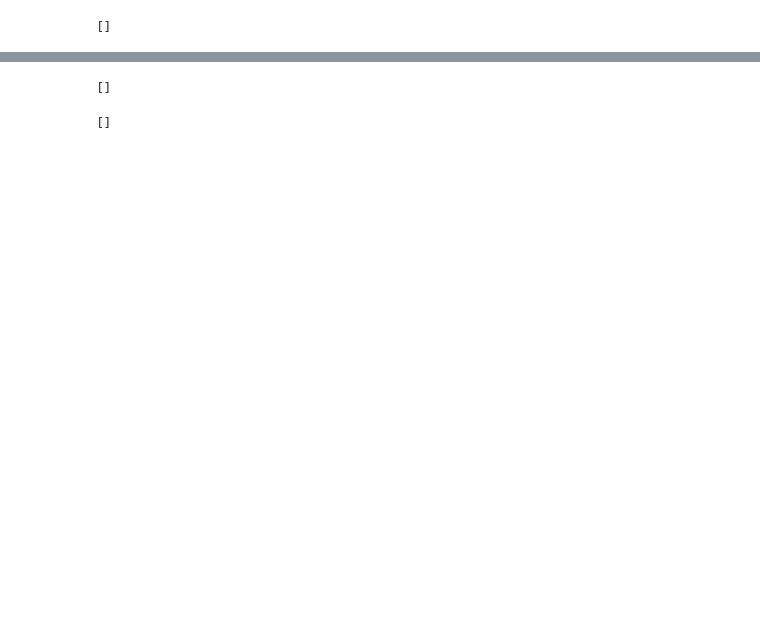
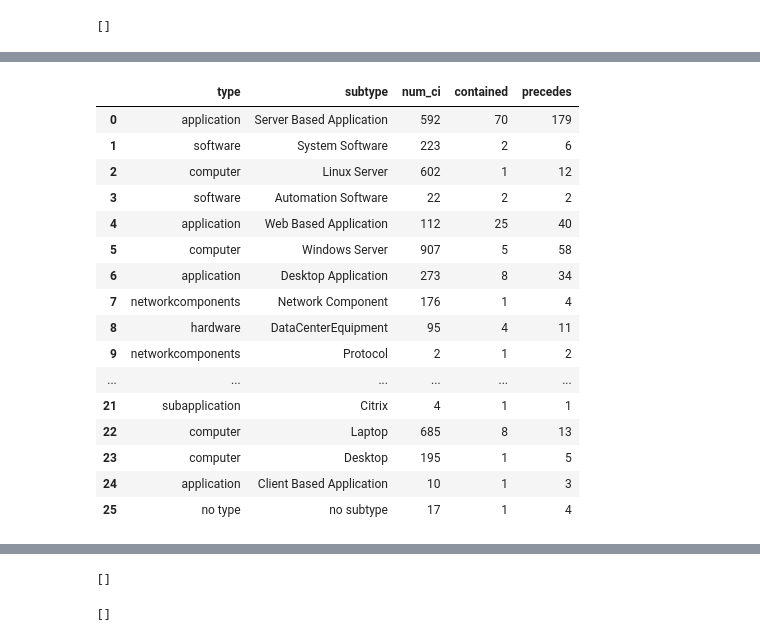
Before and after one commit to Ava-S/EKG_BPIC2014_Notebook, a Jupyter notebook: 1_5_pattern_analysis.ipynb, the cells around one changed output, grey strips where cells are left out. Drawn from its saved outputs; the diff is of its cells as text; code cells hidden in the pictures; blank space fills up the shorter version.

```diff
--- a/1_5_pattern_analysis.ipynb
+++ b/1_5_pattern_analysis.ipynb
@@ -446,0 +475,9 @@ db_connection.exec_query(query)
+# %%
+query = '''
+:auto
+MATCH (hler1:HigherLevelEvent) - [df:DF {objectType: 'CI_SC'}] -> (hler2:HigherLevelEvent)
+MATCH (ci_sc:CI_SC {sysId:df.id})
+RETURN ci_sc.type as type, ci_sc.subtype as subtype, count(distinct ci_sc) as num_ci
+'''
+total_result = pd.DataFrame(db_connection.exec_query(query))
+total_result
@@ -446,0 +498,13 @@ db_connection.exec_query(query)
+# %%
+query = '''
+:auto
+MATCH (hler1:HigherLevelEvent) - [df:DF {objectType: 'CI_SC'}] -> (hler2:HigherLevelEvent)
+WHERE hler1.activity <> 'Change' AND hler2.activity = 'Change' AND df.type = 'contains'
+WITH hler1, df, hler2
+MATCH (ci_sc:CI_SC {sysId: df.id})
+RETURN ci_sc.type as type, ci_sc.subtype as subtype, count(distinct ci_sc) as contained
+'''
+result = pd.DataFrame(db_connection.exec_query(query))
+# result
+total_result = total_result.merge(result, on=['type', 'subtype'])
+total_result
@@ -446,0 +553,33 @@ db_connection.exec_query(query)
+# %%
+query = '''
+:auto
+MATCH (hler1:HigherLevelEvent) - [df:DF {objectType: 'CI_SC'}] -> (hler2:HigherLevelEvent)
+WHERE hler1.activity = 'Change' AND hler2.activity <> 'Change' AND df.type = 'precedes'
+WITH hler1, df, hler2
+MATCH (ci_sc:CI_SC {sysId: df.id})
+RETURN ci_sc.type as type, ci_sc.subtype as subtype, count(distinct ci_sc) as precedes
+'''
+result = pd.DataFrame(db_connection.exec_query(query))
+
+# result
+total_result = total_result.merge(result, on=['type', 'subtype'])
+# %%
+total_result
+# %% [output]
+|  | type | subtype | num_ci | contained | precedes |
+| 0 | application | Server Based Application | 592 | 70 | 179 |
+| 1 | software | System Software | 223 | 2 | 6 |
+| 2 | computer | Linux Server | 602 | 1 | 12 |
+| 3 | software | Automation Software | 22 | 2 | 2 |
+| 4 | application | Web Based Application | 112 | 25 | 40 |
+| 5 | computer | Windows Server | 907 | 5 | 58 |
+| 6 | application | Desktop Application | 273 | 8 | 34 |
+| 7 | networkcomponents | Network Component | 176 | 1 | 4 |
+| 8 | hardware | DataCenterEquipment | 95 | 4 | 11 |
+| 9 | networkcomponents | Protocol | 2 | 1 | 2 |
+| ... | ... | ... | ... | ... | ... |
+| 21 | subapplication | Citrix | 4 | 1 | 1 |
+| 22 | computer | Laptop | 685 | 8 | 13 |
+| 23 | computer | Desktop | 195 | 1 | 5 |
+| 24 | application | Client Based Application | 10 | 1 | 3 |
+| 25 | no type | no subtype | 17 | 1 | 4 |
```
Also changed, not shown: parts of 27 cells of this notebook.
